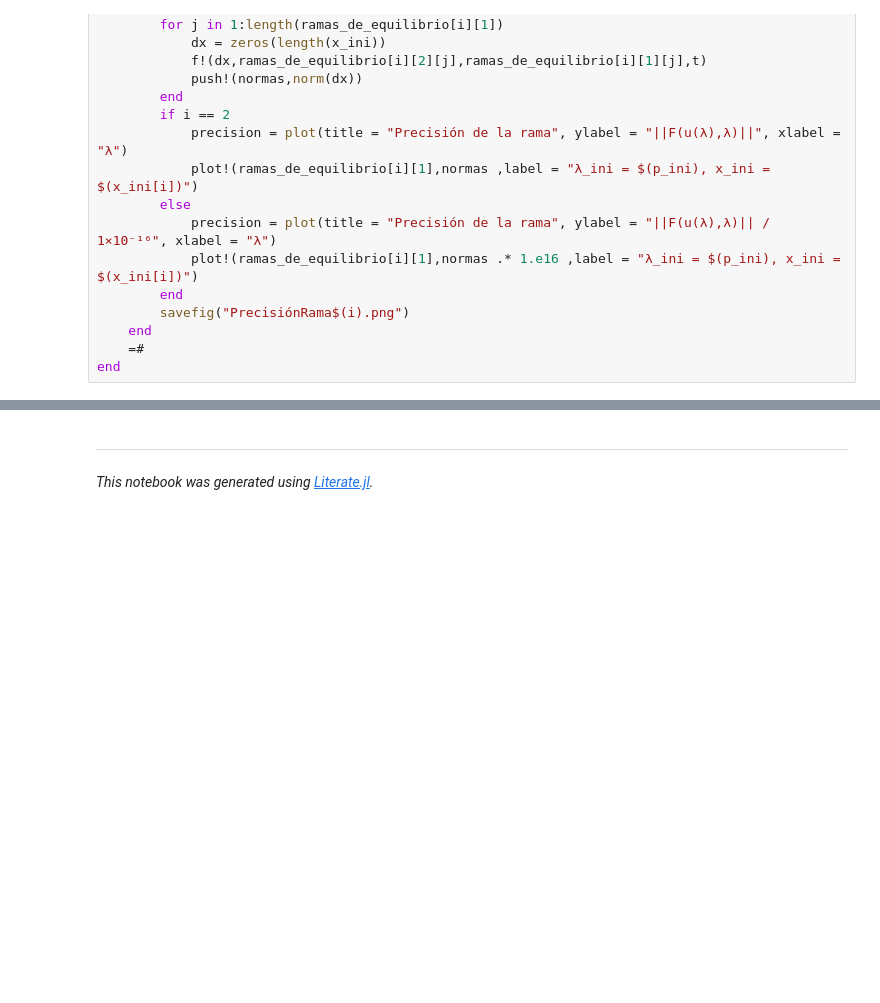
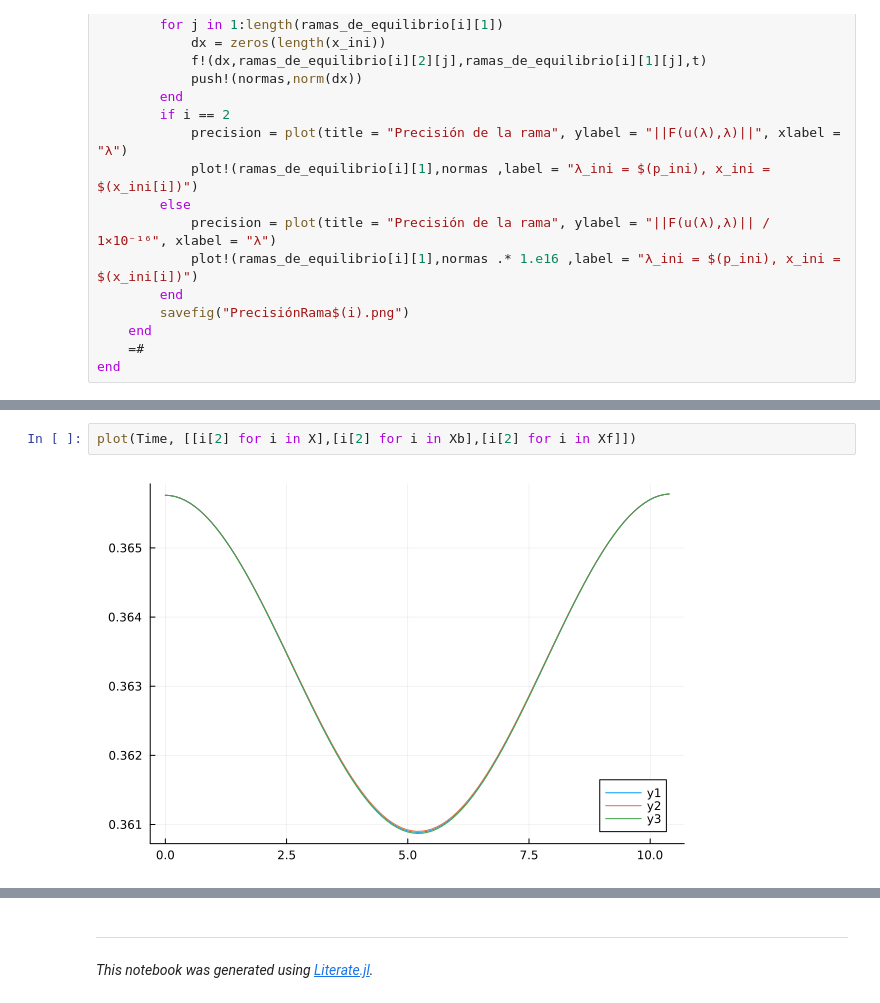
Before and after one commit to LeosEquation/SSFC2024, a Jupyter notebook: examples/Predator-Prey model/Predator-Prey.ipynb, the cells around one changed output, grey strips where cells are left out. Drawn from its saved outputs; the diff is of its cells as text; blank space fills up the shorter version.

```diff
--- a/examples/Predator-Prey model/Predator-Prey.ipynb
+++ b/examples/Predator-Prey model/Predator-Prey.ipynb
@@ -118,0 +311,4 @@ end
+# %%
+plot(Time, [[i[2] for i in X],[i[2] for i in Xb],[i[2] for i in Xf]])
+# %% [output]
+[figure, added]
```
Also changed, not shown: parts of 24 cells of this notebook.
